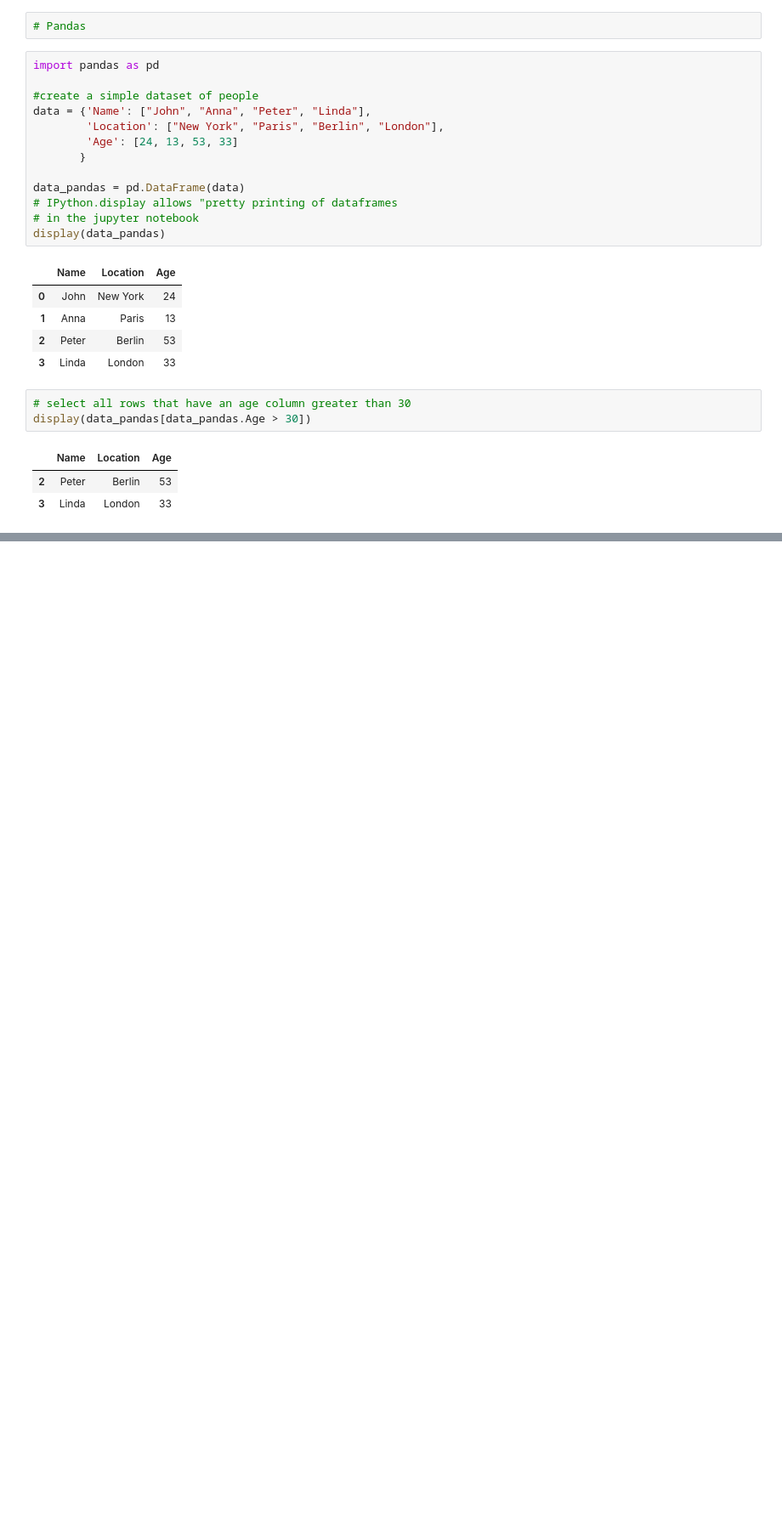
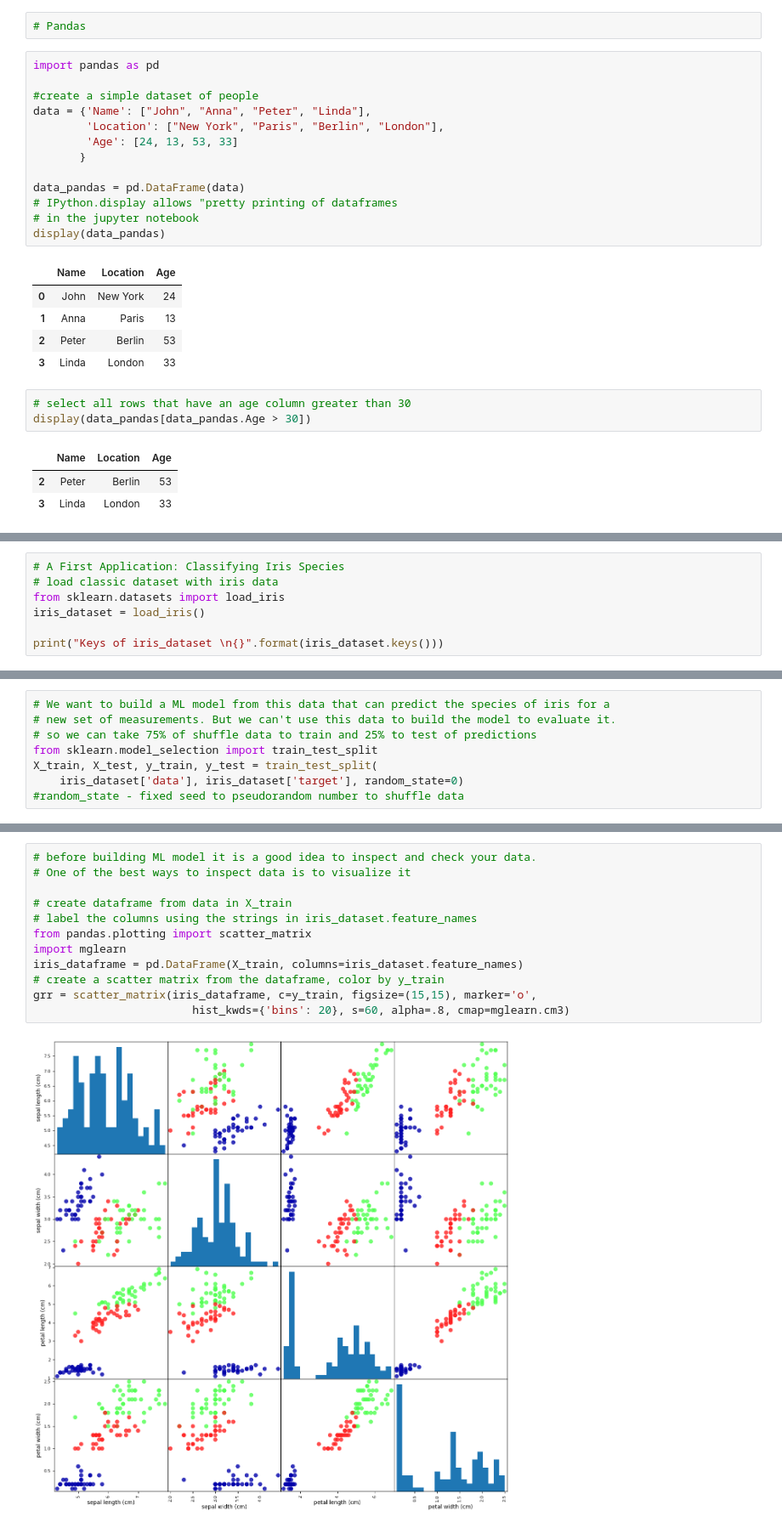
Before and after one commit to oouoz442/mml_IntorductionToMachineLearningWithPython, a Jupyter notebook: Chapter1_Introduction_To_ML_With_Python.ipynb, the cells around one changed output, grey strips where cells are left out. Shown at 85% size. Saved outputs shown, nothing was run; the diff lists cells and outputs as text; blank space fills up the shorter version.

Commit message:
Update Chapter_1 with a supervised prediction model based on Iris dataset, build on k-Nearest Neighbors algorithm

```diff
--- a/Chapter1_Introduction_To_ML_With_Python.ipynb
+++ b/Chapter1_Introduction_To_ML_With_Python.ipynb
@@ -101,0 +132,7 @@ display(data_pandas[data_pandas.Age > 30])
+# %%
+# A First Application: Classifying Iris Species
+# load classic dataset with iris data
+from sklearn.datasets import load_iris
+iris_dataset = load_iris()
+
+print("Keys of iris_dataset \n{}".format(iris_dataset.keys()))
@@ -101,0 +210,8 @@ display(data_pandas[data_pandas.Age > 30])
+# %%
+# We want to build a ML model from this data that can predict the species of iris for a
+# new set of measurements. But we can't use this data to build the model to evaluate it.
+# so we can take 75% of shuffle data to train and 25% to test of predictions
+from sklearn.model_selection import train_test_split
+X_train, X_test, y_train, y_test = train_test_split(
+    iris_dataset['data'], iris_dataset['target'], random_state=0)
+#random_state - fixed seed to pseudorandom number to shuffle data
@@ -101,0 +230,14 @@ display(data_pandas[data_pandas.Age > 30])
+# %%
+# before building ML model it is a good idea to inspect and check your data.
+# One of the best ways to inspect data is to visualize it
+
+# create dataframe from data in X_train
+# label the columns using the strings in iris_dataset.feature_names
+from pandas.plotting import scatter_matrix
+import mglearn
+iris_dataframe = pd.DataFrame(X_train, columns=iris_dataset.feature_names)
+# create a scatter matrix from the dataframe, color by y_train
+grr = scatter_matrix(iris_dataframe, c=y_train, figsize=(15,15), marker='o',
+                        hist_kwds={'bins': 20}, s=60, alpha=.8, cmap=mglearn.cm3)
+# %% [output]
+[figure, added]
```
Also changed, not shown: parts of 24 cells of this notebook, 29 other files.
